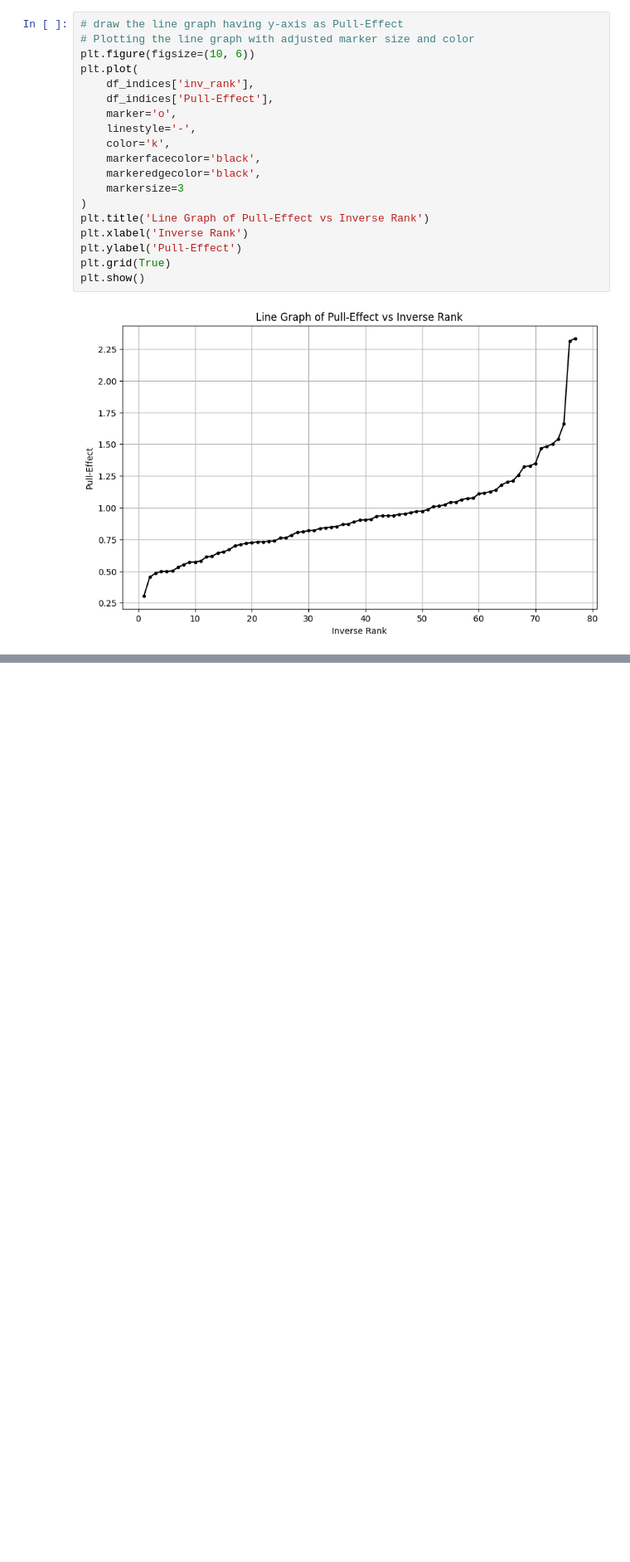
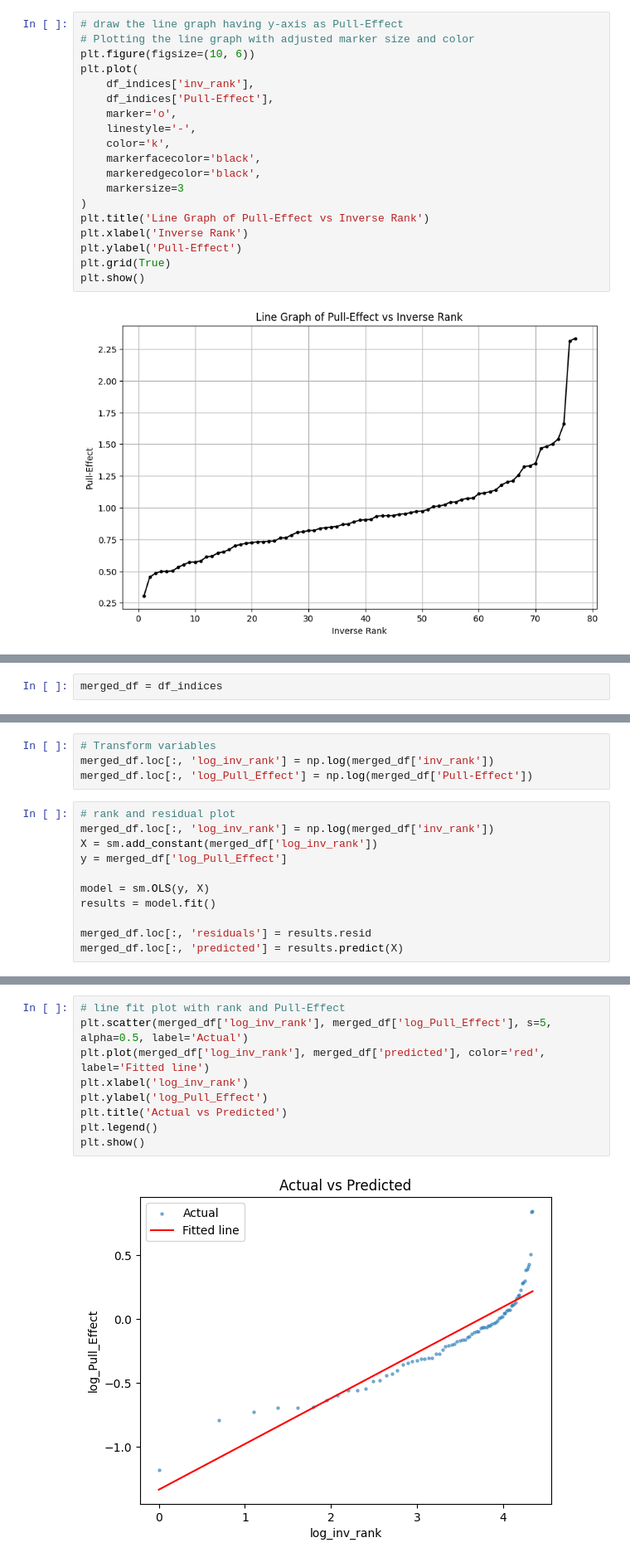
Before and after one commit to jieun0441/XMC, a Jupyter notebook: M-B_Self_containment Calculation_by_gu.ipynb, the cells around one changed output, grey strips where cells are left out. Shown at 83% size. Drawn from its saved outputs; the diff is of its cells as text; blank space fills up the shorter version.

```diff
--- a/M-B_Self_containment Calculation_by_gu.ipynb
+++ b/M-B_Self_containment Calculation_by_gu.ipynb
@@ -290,0 +305,2 @@ df_indices.to_excel('/content/drive/MyDrive/FMC_Data/M_B_dong_Aggregated_noNan/i
+# %%
+merged_df = df_indices
@@ -290,0 +316,15 @@ df_indices.to_excel('/content/drive/MyDrive/FMC_Data/M_B_dong_Aggregated_noNan/i
+# %%
+# Transform variables
+merged_df.loc[:, 'log_inv_rank'] = np.log(merged_df['inv_rank'])
+merged_df.loc[:, 'log_Pull_Effect'] = np.log(merged_df['Pull-Effect'])
+# %%
+# rank and residual plot
+merged_df.loc[:, 'log_inv_rank'] = np.log(merged_df['inv_rank'])
+X = sm.add_constant(merged_df['log_inv_rank'])
+y = merged_df['log_Pull_Effect']
+
+model = sm.OLS(y, X)
+results = model.fit()
+
+merged_df.loc[:, 'residuals'] = results.resid
+merged_df.loc[:, 'predicted'] = results.predict(X)
@@ -290,0 +351,11 @@ df_indices.to_excel('/content/drive/MyDrive/FMC_Data/M_B_dong_Aggregated_noNan/i
+# %%
+# line fit plot with rank and Pull-Effect
+plt.scatter(merged_df['log_inv_rank'], merged_df['log_Pull_Effect'], s=5, alpha=0.5, label='Actual')
+plt.plot(merged_df['log_inv_rank'], merged_df['predicted'], color='red', label='Fitted line')
+plt.xlabel('log_inv_rank')
+plt.ylabel('log_Pull_Effect')
+plt.title('Actual vs Predicted')
+plt.legend()
+plt.show()
+# %% [output]
+[figure, added]
```
Also changed, not shown: parts of 27 cells of this notebook.
